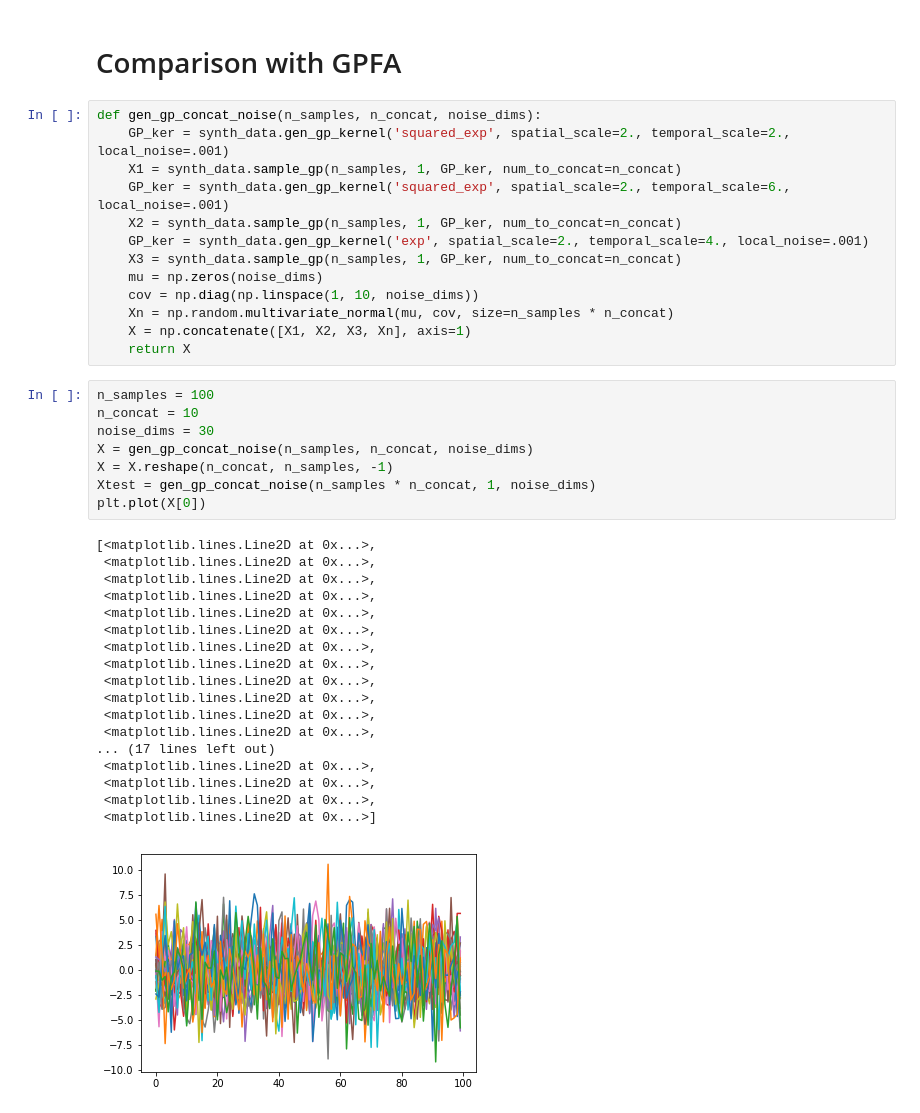
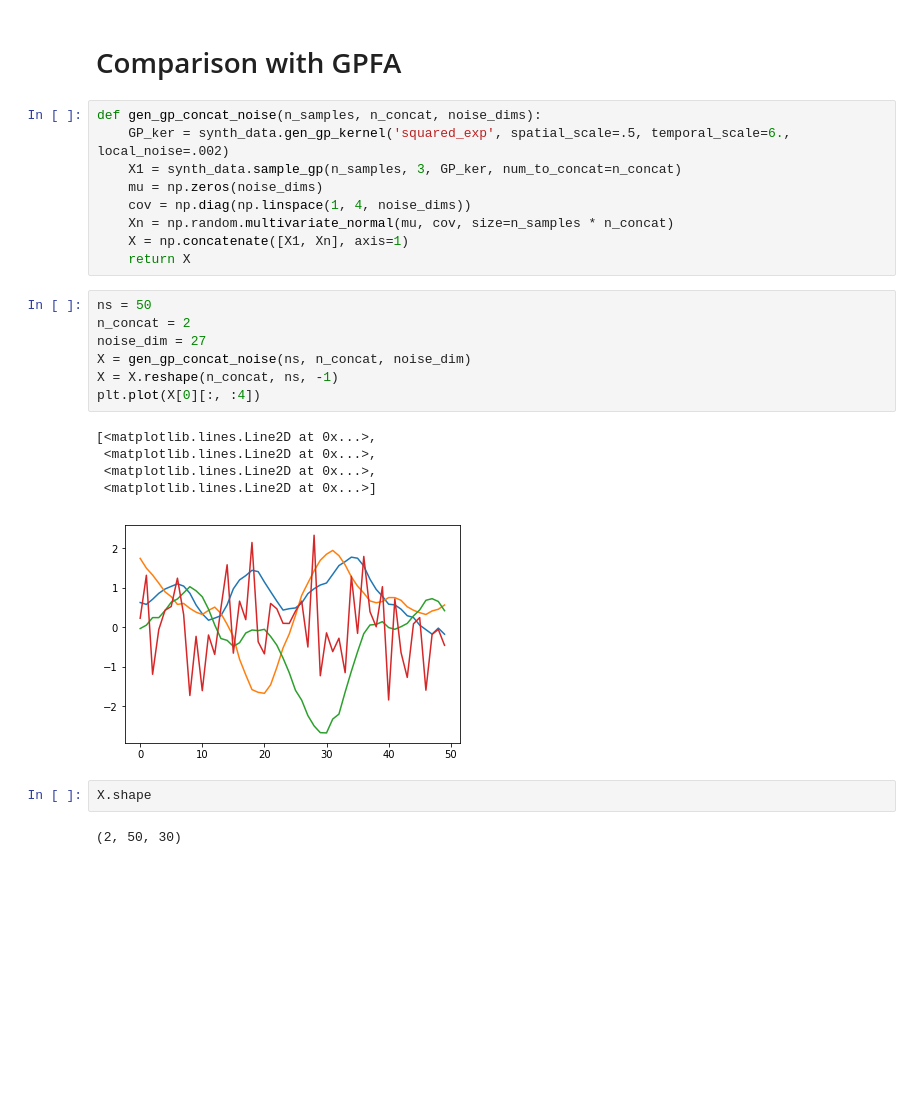
Before and after one commit to BouchardLab/DynamicalComponentsAnalysis, a Jupyter notebook: notebooks/methods_comparison_testing.ipynb, the cells around one changed output. Cells and saved outputs as stored; diff of their text form; blank space fills up the shorter version.

```diff
--- a/notebooks/methods_comparison_testing.ipynb
+++ b/notebooks/methods_comparison_testing.ipynb
@@ -115,42 +116,28 @@ print(cca_model.coef_)
 # Comparison with GPFA
 # %%
 def gen_gp_concat_noise(n_samples, n_concat, noise_dims):
-    GP_ker = synth_data.gen_gp_kernel('squared_exp', spatial_scale=2., temporal_scale=2., local_noise=.001)
-    X1 = synth_data.sample_gp(n_samples, 1, GP_ker, num_to_concat=n_concat)
-    GP_ker = synth_data.gen_gp_kernel('squared_exp', spatial_scale=2., temporal_scale=6., local_noise=.001)
-    X2 = synth_data.sample_gp(n_samples, 1, GP_ker, num_to_concat=n_concat)
-    GP_ker = synth_data.gen_gp_kernel('exp', spatial_scale=2., temporal_scale=4., local_noise=.001)
-    X3 = synth_data.sample_gp(n_samples, 1, GP_ker, num_to_concat=n_concat)
+    GP_ker = synth_data.gen_gp_kernel('squared_exp', spatial_scale=.5, temporal_scale=6., local_noise=.002)
+    X1 = synth_data.sample_gp(n_samples, 3, GP_ker, num_to_concat=n_concat)
     mu = np.zeros(noise_dims)
-    cov = np.diag(np.linspace(1, 10, noise_dims))
+    cov = np.diag(np.linspace(1, 4, noise_dims))
     Xn = np.random.multivariate_normal(mu, cov, size=n_samples * n_concat)
-    X = np.concatenate([X1, X2, X3, Xn], axis=1)
+    X = np.concatenate([X1, Xn], axis=1)
     return X
 # %%
-n_samples = 100
-n_concat = 10
-noise_dims = 30
-X = gen_gp_concat_noise(n_samples, n_concat, noise_dims)
-X = X.reshape(n_concat, n_samples, -1)
-Xtest = gen_gp_concat_noise(n_samples * n_concat, 1, noise_dims)
-plt.plot(X[0])
+ns = 50
+n_concat = 2
+noise_dim = 27
+X = gen_gp_concat_noise(ns, n_concat, noise_dim)
+X = X.reshape(n_concat, ns, -1)
+plt.plot(X[0][:, :4])
 # %% [output]
 [<matplotlib.lines.Line2D at 0x...>,
  <matplotlib.lines.Line2D at 0x...>,
  <matplotlib.lines.Line2D at 0x...>,
- <matplotlib.lines.Line2D at 0x...>,
- <matplotlib.lines.Line2D at 0x...>,
- <matplotlib.lines.Line2D at 0x...>,
- <matplotlib.lines.Line2D at 0x...>,
- <matplotlib.lines.Line2D at 0x...>,
- <matplotlib.lines.Line2D at 0x...>,
- <matplotlib.lines.Line2D at 0x...>,
- <matplotlib.lines.Line2D at 0x...>,
- <matplotlib.lines.Line2D at 0x...>,
-... (17 lines left out)
- <matplotlib.lines.Line2D at 0x...>,
- <matplotlib.lines.Line2D at 0x...>,
- <matplotlib.lines.Line2D at 0x...>,
  <matplotlib.lines.Line2D at 0x...>]
-[figure, old version]
+[figure, new version]
+# %%
+X.shape
+# %% [output]
+(2, 50, 30)
 # %%
```
Also changed, not shown: parts of 4 cells of this notebook, 2 other files.
